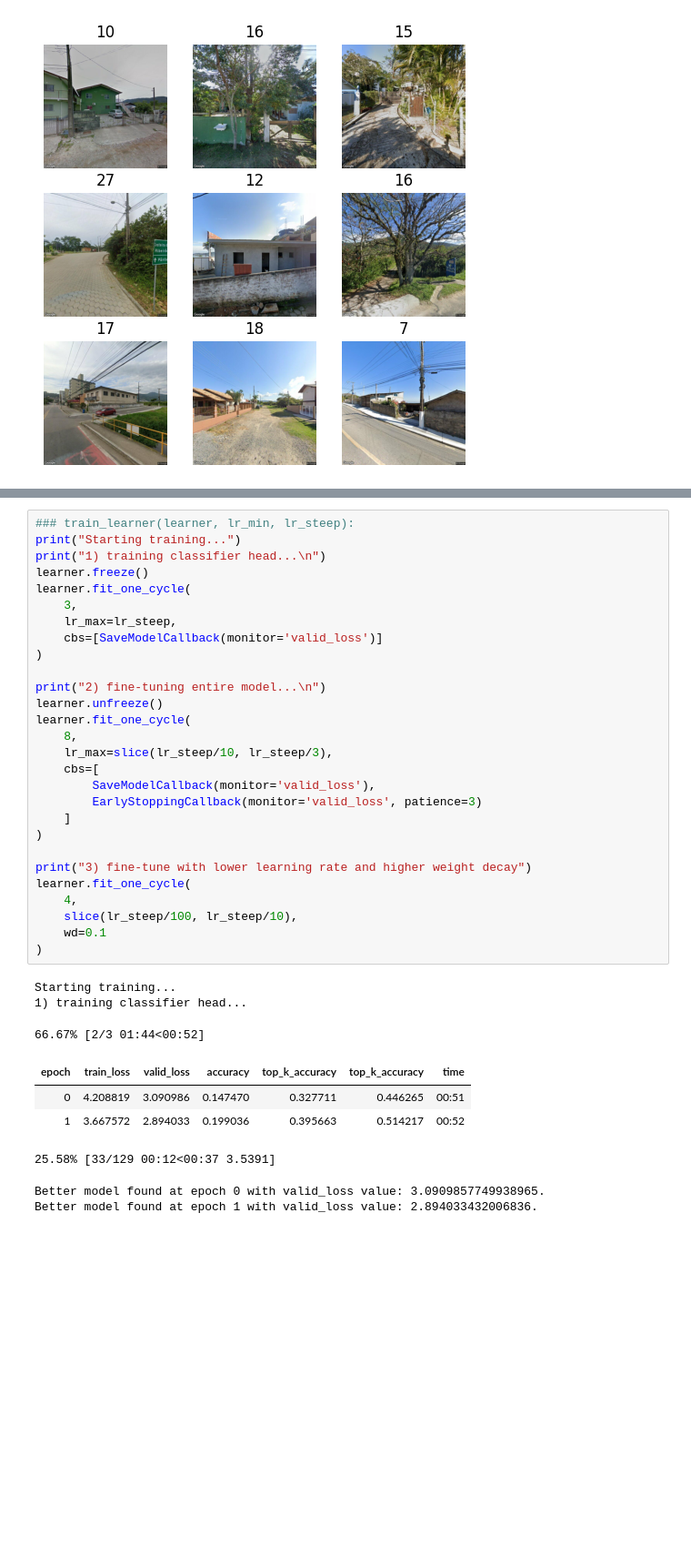
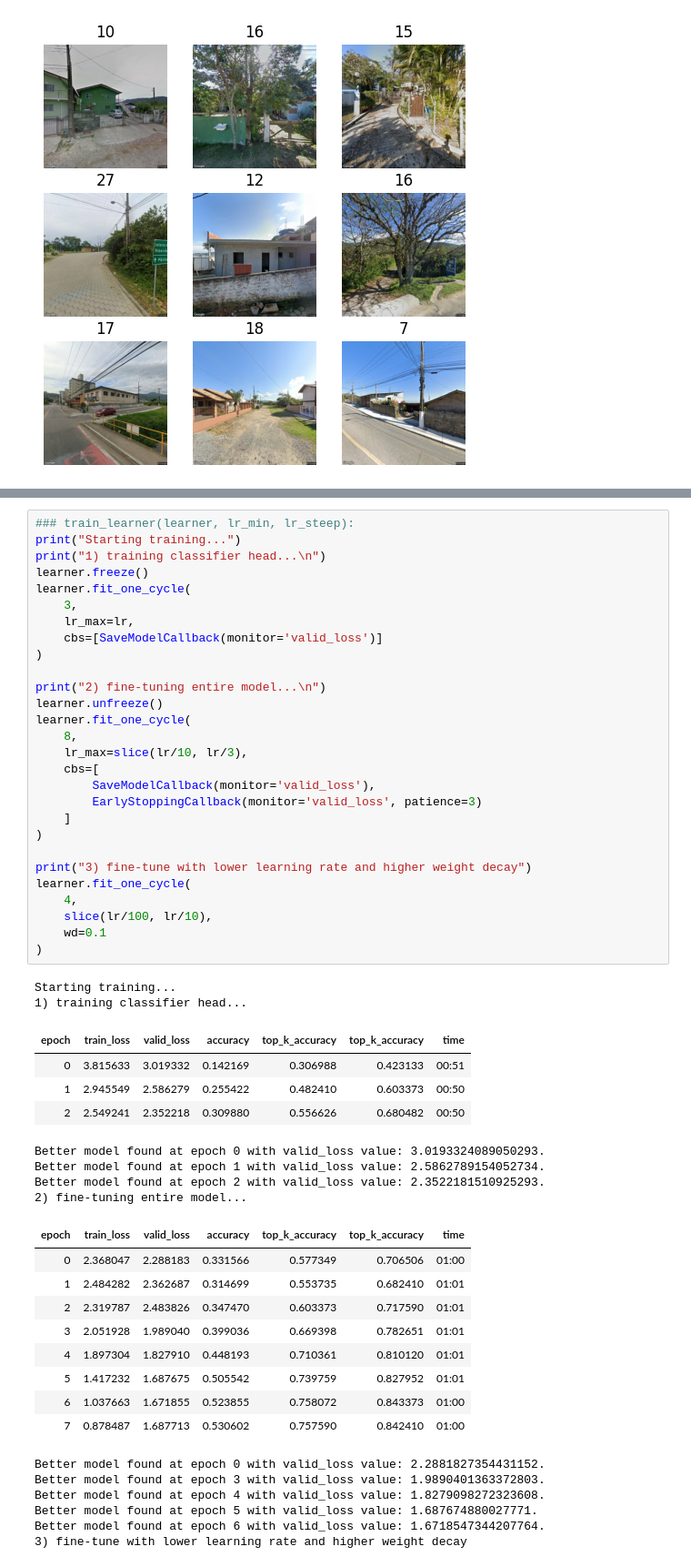
Before and after one commit to mr-samvel/floripa-guessr, a Jupyter notebook: trainer.ipynb, the cells around one changed output, grey strips where cells are left out. Shown at 91% size. Drawn from its saved outputs; the diff is of its cells as text; blank space fills up the shorter version.

```diff
--- a/trainer.ipynb
+++ b/trainer.ipynb
@@ -104,38 +106,54 @@ print(lr_min, lr_steep)
 # %%
 ### train_learner(learner, lr_min, lr_steep):
 print("Starting training...")
 print("1) training classifier head...\n")
 learner.freeze()
 learner.fit_one_cycle(
     3,
-    lr_max=lr_steep,
+    lr_max=lr,
     cbs=[SaveModelCallback(monitor='valid_loss')]
 )
 
 print("2) fine-tuning entire model...\n")
 learner.unfreeze()
 learner.fit_one_cycle(
     8,
-    lr_max=slice(lr_steep/10, lr_steep/3),
+    lr_max=slice(lr/10, lr/3),
     cbs=[
         SaveModelCallback(monitor='valid_loss'),
         EarlyStoppingCallback(monitor='valid_loss', patience=3)
     ]
 )
 
 print("3) fine-tune with lower learning rate and higher weight decay")
 learner.fit_one_cycle(
     4,
-    slice(lr_steep/100, lr_steep/10),
+    slice(lr/100, lr/10),
     wd=0.1
 )
 # %% [output]
 Starting training...
 1) training classifier head...
+| epoch | train_loss | valid_loss | accuracy | top_k_accuracy | top_k_accuracy | time |
+| 0 | 3.815633 | 3.019332 | 0.142169 | 0.306988 | 0.423133 | 00:51 |
+| 1 | 2.945549 | 2.586279 | 0.255422 | 0.482410 | 0.603373 | 00:50 |
+| 2 | 2.549241 | 2.352218 | 0.309880 | 0.556626 | 0.680482 | 00:50 |
-66.67% [2/3 01:44<00:52]
+Better model found at epoch 0 with valid_loss value: 3.0193324089050293.
+Better model found at epoch 1 with valid_loss value: 2.5862789154052734.
+Better model found at epoch 2 with valid_loss value: 2.3522181510925293.
+2) fine-tuning entire model...
-| epoch | train_loss | valid_loss | accuracy | top_k_accuracy | top_k_accuracy | time |
-| 0 | 4.208819 | 3.090986 | 0.147470 | 0.327711 | 0.446265 | 00:51 |
-| 1 | 3.667572 | 2.894033 | 0.199036 | 0.395663 | 0.514217 | 00:52 |
+| epoch | train_loss | valid_loss | accuracy | top_k_accuracy | top_k_accuracy | time |
+| 0 | 2.368047 | 2.288183 | 0.331566 | 0.577349 | 0.706506 | 01:00 |
+| 1 | 2.484282 | 2.362687 | 0.314699 | 0.553735 | 0.682410 | 01:01 |
+| 2 | 2.319787 | 2.483826 | 0.347470 | 0.603373 | 0.717590 | 01:01 |
+| 3 | 2.051928 | 1.989040 | 0.399036 | 0.669398 | 0.782651 | 01:01 |
+| 4 | 1.897304 | 1.827910 | 0.448193 | 0.710361 | 0.810120 | 01:01 |
+| 5 | 1.417232 | 1.687675 | 0.505542 | 0.739759 | 0.827952 | 01:01 |
+| 6 | 1.037663 | 1.671855 | 0.523855 | 0.758072 | 0.843373 | 01:00 |
+| 7 | 0.878487 | 1.687713 | 0.530602 | 0.757590 | 0.842410 | 01:00 |
-25.58% [33/129 00:12<00:37 3.5391]
+Better model found at epoch 0 with valid_loss value: 2.2881827354431152.
+Better model found at epoch 3 with valid_loss value: 1.9890401363372803.
+Better model found at epoch 4 with valid_loss value: 1.8279098272323608.
+Better model found at epoch 5 with valid_loss value: 1.687674880027771.
+Better model found at epoch 6 with valid_loss value: 1.6718547344207764.
+3) fine-tune with lower learning rate and higher weight decay
-Better model found at epoch 0 with valid_loss value: 3.0909857749938965.
-Better model found at epoch 1 with valid_loss value: 2.894033432006836.
```
Also changed, not shown: parts of 3 cells of this notebook, 2 other files.
